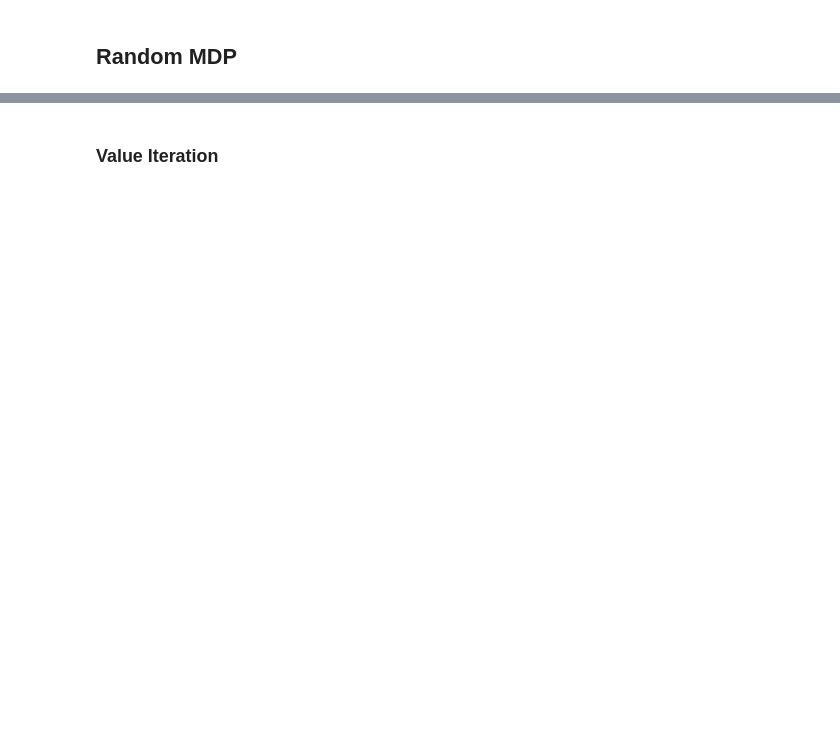
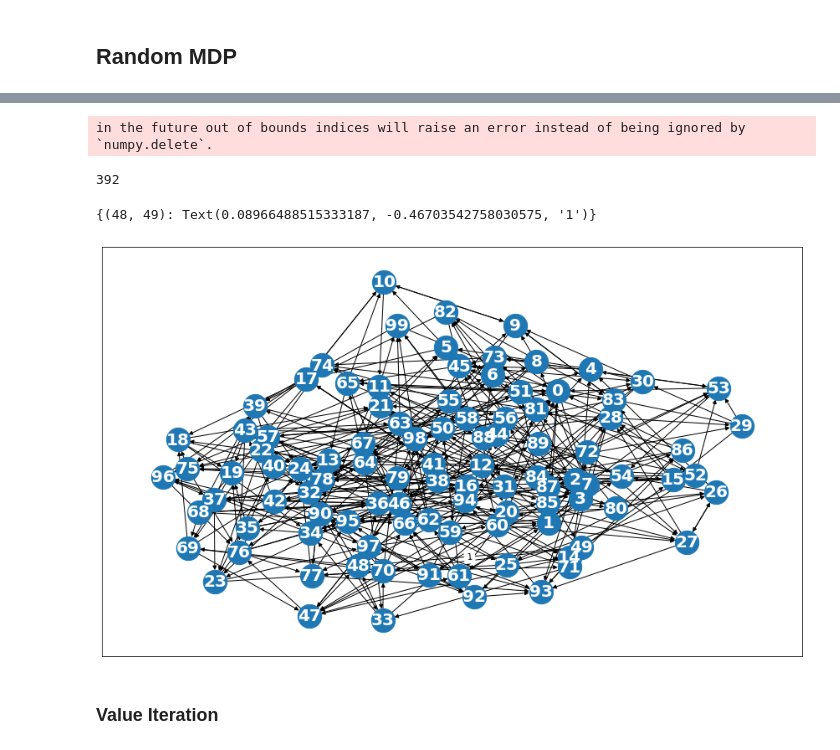
Before and after one commit to mkecera/4-markov-decision-processes, a Jupyter notebook: assignment4.ipynb, the cells around one changed output, grey strips where cells are left out. Saved outputs shown, nothing was run; the diff lists cells and outputs as text; code cells hidden in the pictures; blank space fills up the shorter version.

```diff
--- a/assignment4.ipynb
+++ b/assignment4.ipynb
@@ -517,3 +497,79 @@ env
+# %%
+n_states = 10000
+n_actions = 10
+n_rewards = 2
+
+# select which state actions gets a reward
+n_state_actions = n_actions * n_states
+selected_state_actions = np.arange(n_state_actions)
+random.shuffle(selected_state_actions)
+selected_state_actions=selected_state_actions[:n_rewards]
+# %%
+env2 = {}
+state_action = 0
+for s in range(n_states):
+    # print(s)
+    env2[s] = {}
+
+    if s == n_states - 1:
+        next_state = 0
+    else:
+        next_state = s + 1
+
+    for a in range(n_actions):
+        # print(a)
+        if a == 0:
+            # print("go to next state")
+            if state_action in selected_state_actions:
+                # print("add reward 1")
+                env2[s][a] = [(1, next_state, 1, False)]
+            else:
+                # print("add reward 0")
+                env2[s][a] = [(1, next_state, 0, False)]
+        else:
+            # print("go to random state but not next state")
+            random_state_not_next = np.arange(n_states)
+            np.delete(s+1, random_state_not_next)
+            # print(random_state_not_next)
+            random_state_not_next = random.choice(random_state_not_next)
+            if state_action in selected_state_actions:
+                # print("add reward 1")
+                env2[s][a] = [(1, random_state_not_next, 1, False)]
+            else:
+                # print("add reward 0")
+                env2[s][a] = [(1, random_state_not_next, 0, False)]
+        state_action += 1
+# %% [output]
+in the future out of bounds indices will raise an error instead of being ignored by `numpy.delete`.
+# %%
+G = nx.DiGraph()
+# %%
+G.add_nodes_from(list(env1.keys()))
+# %%
+# create edges data
+edges = []
+for key_state, s in env1.items():
+    # print(key_state)
+    for key_action, a in s.items():
+        # print(a)
+        if a[0][2] != 0:
+            G.add_edge(key_state, a[0][1], reward=a[0][2])
+        else:
+            G.add_edge(key_state, a[0][1])
+        # print(key_state, a[0][1])
+# %%
+G.size()
+# %% [output]
+392
+# %%
+pos = nx.spring_layout(G)
+plt.figure(3,figsize=(15,9))
+nx.draw_networkx(G, pos, with_labels=True, font_weight='bold', font_color='white', font_size=20, node_size=800)
+labels = nx.get_edge_attributes(G,'reward')
+nx.draw_networkx_edge_labels(G,pos,edge_labels=labels)
+# %% [output]
+{(48, 49): Text(0.08966488515333187, -0.46703542758030575, '1')}
+[figure, added]
 # %% [markdown]
 ### Value Iteration
 # %%
```
Also changed, not shown: parts of 62 cells of this notebook, 1 other file.
